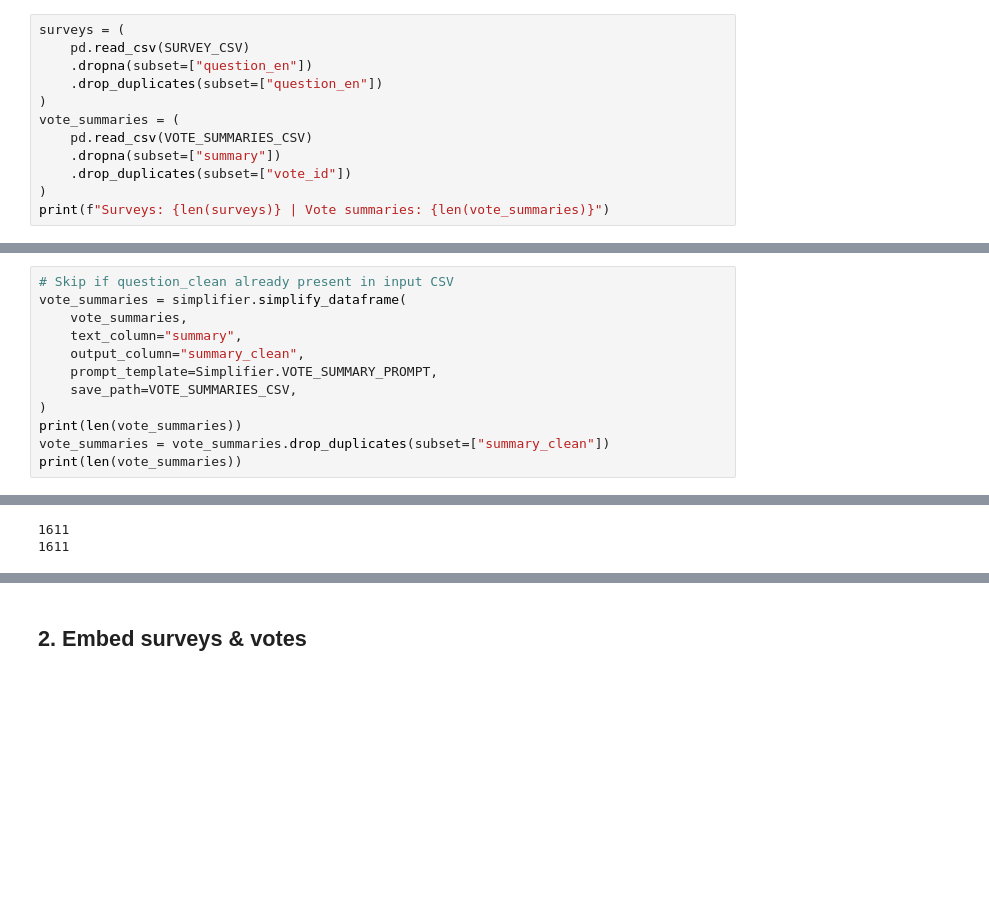
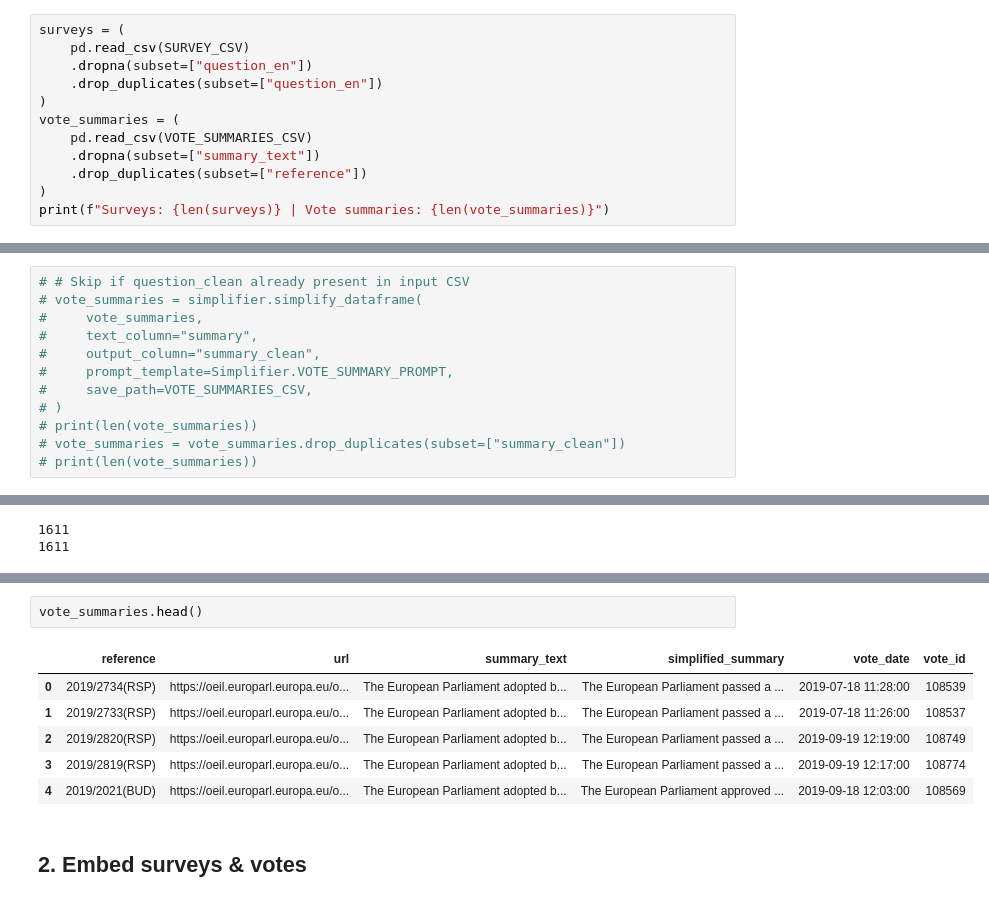
Before and after one commit to dawtasso/eu_survey_correlation, a Jupyter notebook: backend/notebooks/MAIN_pipeline.ipynb, the cells around one changed output, grey strips where cells are left out. Drawn from its saved outputs; the diff is of its cells as text; blank space fills up the shorter version.

```diff
--- a/backend/notebooks/MAIN_pipeline.ipynb
+++ b/backend/notebooks/MAIN_pipeline.ipynb
@@ -35,8 +35,8 @@ surveys = (
 )
 vote_summaries = (
     pd.read_csv(VOTE_SUMMARIES_CSV)
-    .dropna(subset=["summary"])
-    .drop_duplicates(subset=["vote_id"])
+    .dropna(subset=["summary_text"])
+    .drop_duplicates(subset=["reference"])
 )
 print(f"Surveys: {len(surveys)} | Vote summaries: {len(vote_summaries)}")
 # %% [output]
@@ -73,17 +73,17 @@ surveys["survey_date"] = pd.to_datetime(
     surveys["file_name"].apply(lambda f: resolve_survey_date(str(f), date_mapping))
 )
 # %%
-# Skip if question_clean already present in input CSV
-vote_summaries = simplifier.simplify_dataframe(
-    vote_summaries,
-    text_column="summary",
-    output_column="summary_clean",
-    prompt_template=Simplifier.VOTE_SUMMARY_PROMPT,
-    save_path=VOTE_SUMMARIES_CSV,
-)
-print(len(vote_summaries))
-vote_summaries = vote_summaries.drop_duplicates(subset=["summary_clean"])
-print(len(vote_summaries))
+# # Skip if question_clean already present in input CSV
+# vote_summaries = simplifier.simplify_dataframe(
+#     vote_summaries,
+#     text_column="summary",
+#     output_column="summary_clean",
+#     prompt_template=Simplifier.VOTE_SUMMARY_PROMPT,
+#     save_path=VOTE_SUMMARIES_CSV,
+# )
+# print(len(vote_summaries))
+# vote_summaries = vote_summaries.drop_duplicates(subset=["summary_clean"])
+# print(len(vote_summaries))
 # %% [output]
 2026-03-08 12:49:30.313 | INFO     | eu_survey_correlation.simplifier:simplify_dataframe:179 - Cache hit for 1611/1611 rows
 2026-03-08 12:49:30.314 | SUCCESS  | eu_survey_correlation.simplifier:simplify_dataframe:182 - All 1611 rows served from cache
@@ -100,3 +105,12 @@ vote_summaries["vote_date"] = vote_summaries["vote_id"].map(vote_date_map)
+# %%
+vote_summaries.head()
+# %% [output]
+|  | reference | url | summary_text | simplified_summary | vote_date | vote_id |
+| 0 | 2019/2734(RSP) | https://oeil.europarl.europa.eu/o... | The European Parliament adopted b... | The European Parliament passed a ... | 2019-07-18 11:28:00 | 108539 |
+| 1 | 2019/2733(RSP) | https://oeil.europarl.europa.eu/o... | The European Parliament adopted b... | The European Parliament passed a ... | 2019-07-18 11:26:00 | 108537 |
+| 2 | 2019/2820(RSP) | https://oeil.europarl.europa.eu/o... | The European Parliament adopted b... | The European Parliament passed a ... | 2019-09-19 12:19:00 | 108749 |
+| 3 | 2019/2819(RSP) | https://oeil.europarl.europa.eu/o... | The European Parliament adopted b... | The European Parliament passed a ... | 2019-09-19 12:17:00 | 108774 |
+| 4 | 2019/2021(BUD) | https://oeil.europarl.europa.eu/o... | The European Parliament adopted b... | The European Parliament approved ... | 2019-09-18 12:03:00 | 108569 |
 # %% [markdown]
 ## 2. Embed surveys & votes
 # %%
```
Also changed, not shown: parts of 12 cells of this notebook, 9 other files.
